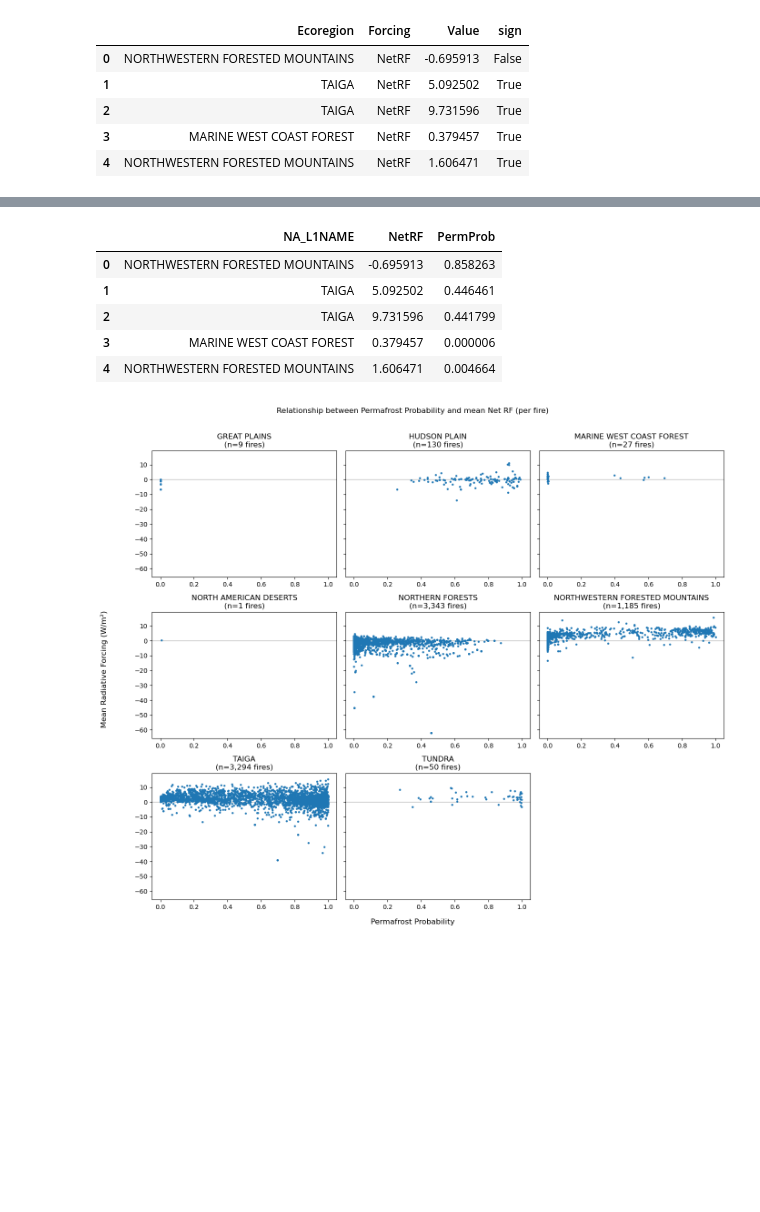
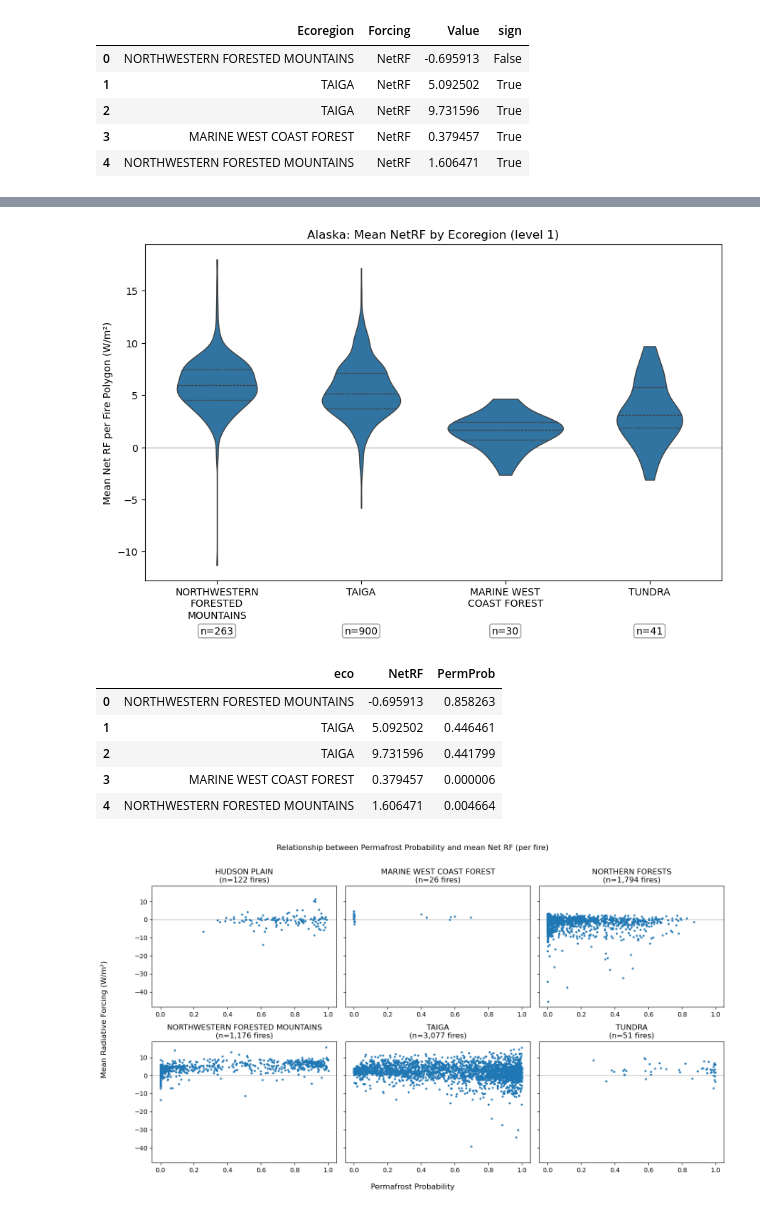
Before and after one commit to gina-alaska/gina-cdw, a Jupyter notebook: ecoregion_fire_plots.ipynb, the cells around one changed output, grey strips where cells are left out. Saved outputs shown, nothing was run; the diff lists cells and outputs as text; code cells hidden in the pictures; blank space fills up the shorter version.

```diff
--- a/ecoregion_fire_plots.ipynb
+++ b/ecoregion_fire_plots.ipynb
@@ -28,3 +33,7 @@ df_RF.head()
 | 2 | TAIGA | 9.731596 | -0.389494 | -8.177062 | 8.939450 | 9.358701 |
 | 3 | MARINE WEST COAST FOREST | 0.379457 | -0.528114 | -8.316302 | 0.000000 | 9.223872 |
 | 4 | NORTHWESTERN FORESTED MOUNTAINS | 1.606471 | -0.620474 | -8.017159 | 0.018408 | 10.225696 |
+# %%
+cats2 = ['ctry', 'NetRF', 'Recovery', 'Albedo', 'Permafrost', 'GHG']
+df_RF_states = df_filter[cats2]
+df_RF_states.head()
@@ -409,7 +738,7 @@ fig, axes = plt.subplots(
 axes = np.atleast_1d(axes).ravel()
 
 for ax, eco in zip(axes, eco_order):
-    sub_df = df_RF[df_RF['NA_L1NAME'] == eco]
+    sub_df = df_RF[df_RF['eco'] == eco]
 
     # Build one array per forcing from raw values; boxplot computes quartiles/whiskers itself
     box_data = []
@@ -491,8 +831,8 @@ plt.show()
 # must run previous cell first to define df_RF, eco_order, forcing_order, and style_map
 
 include_zeros = True
-
-n_regions = len(eco_order)
+regions = [eco for eco in eco_order if eco != "NORTH AMERICAN DESERTS" and eco != "GREAT PLAINS"]
+n_regions = len(regions)
 ncols = 3 if n_regions > 2 else 2
 nrows = math.ceil(n_regions / ncols)
 
@@ -521,8 +861,8 @@ style_map = {
 }
 palette_map = {f: style_map[f]['color'] for f in forcing_order}
 
-for ax, eco in zip(axes, eco_order):
-    sub_df = df_RF[df_RF['NA_L1NAME'] == eco]
+for ax, eco in zip(axes, regions):
+    sub_df = df_RF[df_RF['eco'] == eco]
 
     plot_rows = []
     for forcing in forcing_order:
@@ -596,10 +982,53 @@ Passing `palette` without assigning `hue` is deprecated and will be removed in v
+# %%
+df_copy = df_filter.copy()
+df_copy = df_copy[df_copy['ctry'] == "Alaska"]
+
+region_order = df_copy['eco'].dropna().unique().tolist()
+wrapped_labels = [textwrap.fill(label, width=16) for label in region_order]
+counts_by_region = df_copy['eco'].value_counts().reindex(region_order).fillna(0).astype(int)
+
+plt.figure(figsize=(9, 6))
+ax = sns.violinplot(
+    data=df_copy,
+    x='eco',
+    y='NetRF',
+    order=region_order,
+    inner='quartile',
+    cut=0,
+    linewidth=1
+)
+
+ax.set_xticks(range(len(region_order)))
+ax.set_xticklabels(wrapped_labels, rotation=0, ha='center')
+
+ax.axhline(0, color='gray', linewidth=1, alpha=0.5, zorder=0)
+ax.set_xlabel(' ')
+ax.set_ylabel('Mean Net RF per Fire Polygon (W/m²)')
+ax.set_title('Alaska: Mean NetRF by Ecoregion (level 1)')
+
+for i, region in enumerate(region_order):
+    n_count = int(counts_by_region[region])
+    ax.text(
+        i,
+        ax.get_ylim()[1] * -0.88,
+        f'n={n_count}',
+        ha='center',
+        va='top',
+        fontsize=10,
+        bbox=dict(boxstyle='round,pad=0.2', fc='white', ec='0.5', alpha=0.8),
+    )
+
+plt.tight_layout()
+plt.show()
+# %% [output]
+[figure, added]
 # %%
-cats3 = ['NA_L1NAME', 'NetRF', 'PermProb']
+cats3 = ['eco', 'NetRF', 'PermProb']
 filt = df_filter[df_filter['PermProb'] > -9999]
 df_perma = filt[cats3]
 df_perma.head()
 # %% [output]
-|  | NA_L1NAME | NetRF | PermProb |
+|  | eco | NetRF | PermProb |
 | 0 | NORTHWESTERN FORESTED MOUNTAINS | -0.695913 | 0.858263 |
 | 1 | TAIGA | 5.092502 | 0.446461 |
 | 2 | TAIGA | 9.731596 | 0.441799 |
@@ -608,7 +1037,8 @@ df_perma.head()
 # %%
 include_zeros = True
 
-n_regions = len(eco_order)
+regions = [eco for eco in eco_order if eco != "NORTH AMERICAN DESERTS" and eco != "GREAT PLAINS"]
+n_regions = len(regions)
 ncols = 3 if n_regions > 2 else 2
 nrows = math.ceil(n_regions / ncols)
 
@@ -620,34 +1050,35 @@ fig, axes = plt.subplots(
     sharey=True
 )
 axes = np.atleast_1d(axes).ravel()
 
-for ax, eco in zip(axes, eco_order):
-    sub_df = df_perma[df_perma['NA_L1NAME'] == eco]
+for ax, eco in zip(axes, regions):
+    sub_df = df_perma[df_perma['eco'] == eco]
+    sub_df = sub_df[sub_df['PermProb'] != -999]
 
     x = np.arange(len(forcing_order)) + 1
     scat = ax.scatter(
         sub_df['PermProb'],
         sub_df['NetRF'],
         s=5
     )
 
     ax.tick_params(axis='x', labelbottom=True)
 
     n_fires = int(len(sub_df))
     ax.set_title(f"{eco}\n(n={n_fires:,} fires)")
 
     ax.axhline(0, color='gray', linewidth=1, alpha=0.5, zorder=0)
     ax.grid(False)
 
 # Hide unused axes if grid is larger than number of ecoregions
 for ax in axes[n_regions:]:
     ax.axis('off')
 
 fig.suptitle('Relationship between Permafrost Probability and mean Net RF (per fire)', y=0.98)
 fig.supylabel('Mean Radiative Forcing (W/m²)', x=0.01)
 fig.supxlabel('Permafrost Probability', y=0.03)
 plt.tight_layout(rect=[0.03, 0.02, 1, 0.97])
 plt.show()
 # %% [output]
-[figure, old version]
+[figure, new version]
 # %%
```
Also changed, not shown: parts of 23 cells of this notebook, 3 other files.
